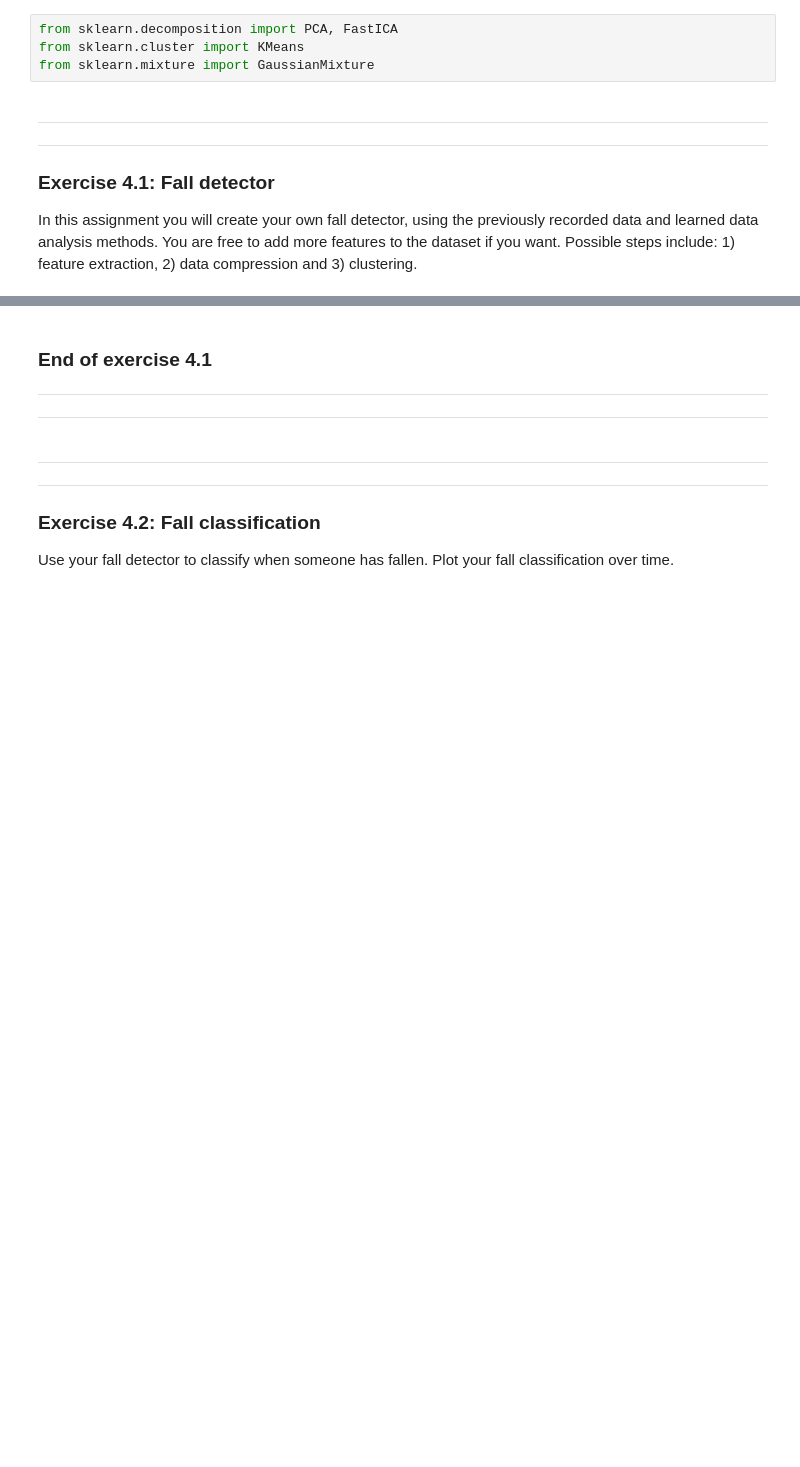
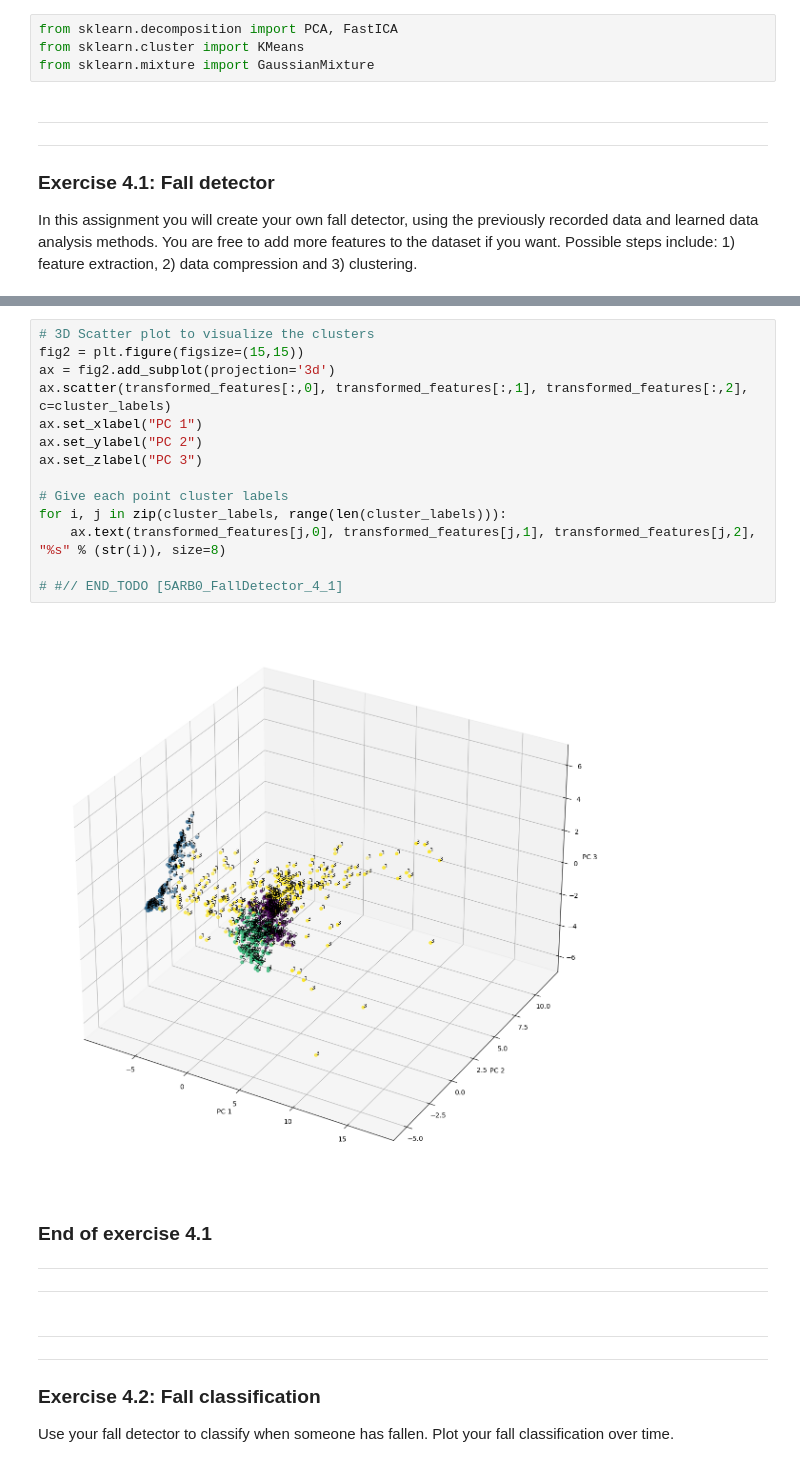
Before and after one commit to ErikNij/5ARB0DataScience, a Jupyter notebook: Assignment2a/falldetector-template.ipynb, the cells around one changed output, grey strips where cells are left out. Saved outputs shown, nothing was run; the diff lists cells and outputs as text; blank space fills up the shorter version.

```diff
--- a/Assignment2a/falldetector-template.ipynb
+++ b/Assignment2a/falldetector-template.ipynb
@@ -580,3 +547,19 @@ plt.plot(prediction*5+10)
+# %%
+# 3D Scatter plot to visualize the clusters
+fig2 = plt.figure(figsize=(15,15))
+ax = fig2.add_subplot(projection='3d')
+ax.scatter(transformed_features[:,0], transformed_features[:,1], transformed_features[:,2], c=cluster_labels)
+ax.set_xlabel("PC 1")
+ax.set_ylabel("PC 2")
+ax.set_zlabel("PC 3")
+
+# Give each point cluster labels
+for i, j in zip(cluster_labels, range(len(cluster_labels))):
+    ax.text(transformed_features[j,0], transformed_features[j,1], transformed_features[j,2], "%s" % (str(i)), size=8)
+
+# #// END_TODO [5ARB0_FallDetector_4_1]
+# %% [output]
+[figure, added]
 # %% [markdown]
 ### End of exercise 4.1
 ---
```
Also changed, not shown: parts of 12 cells of this notebook.
